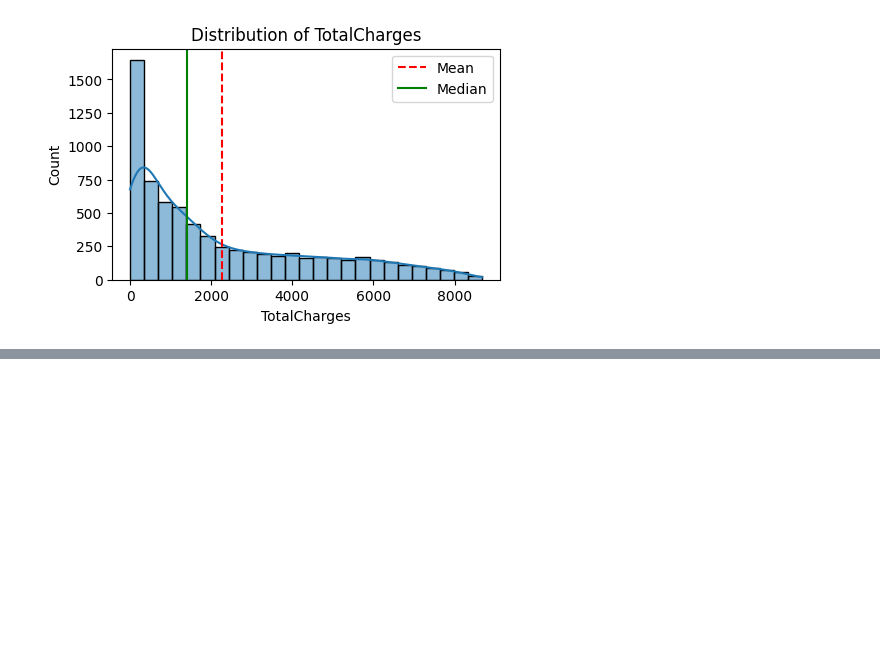
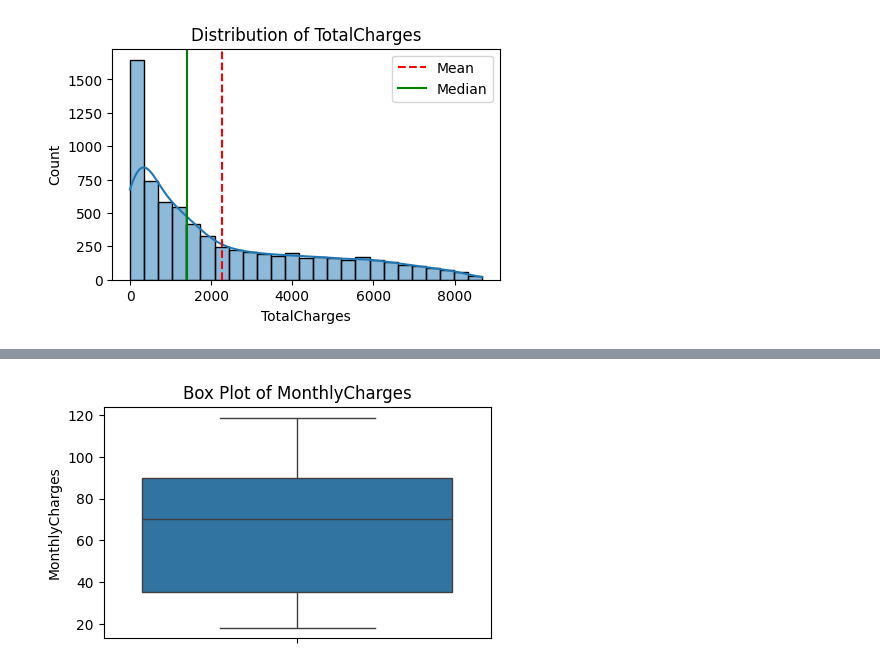
Before and after one commit to onerous2/Customer_Churn_Prediction, a Jupyter notebook: Customer_Churn_Prediction_using_ML.ipynb, the cells around one changed output, grey strips where cells are left out. Drawn from its saved outputs; the diff is of its cells as text; code cells hidden in the pictures; blank space fills up the shorter version.

```diff
--- a/Customer_Churn_Prediction_using_ML.ipynb
+++ b/Customer_Churn_Prediction_using_ML.ipynb
@@ -273,0 +289,4 @@ plot_histogram(df, "TotalCharges")
+# %%
+plot_boxplot(df, "MonthlyCharges")
+# %% [output]
+[figure, added]
```
Also changed, not shown: parts of 55 cells of this notebook.
